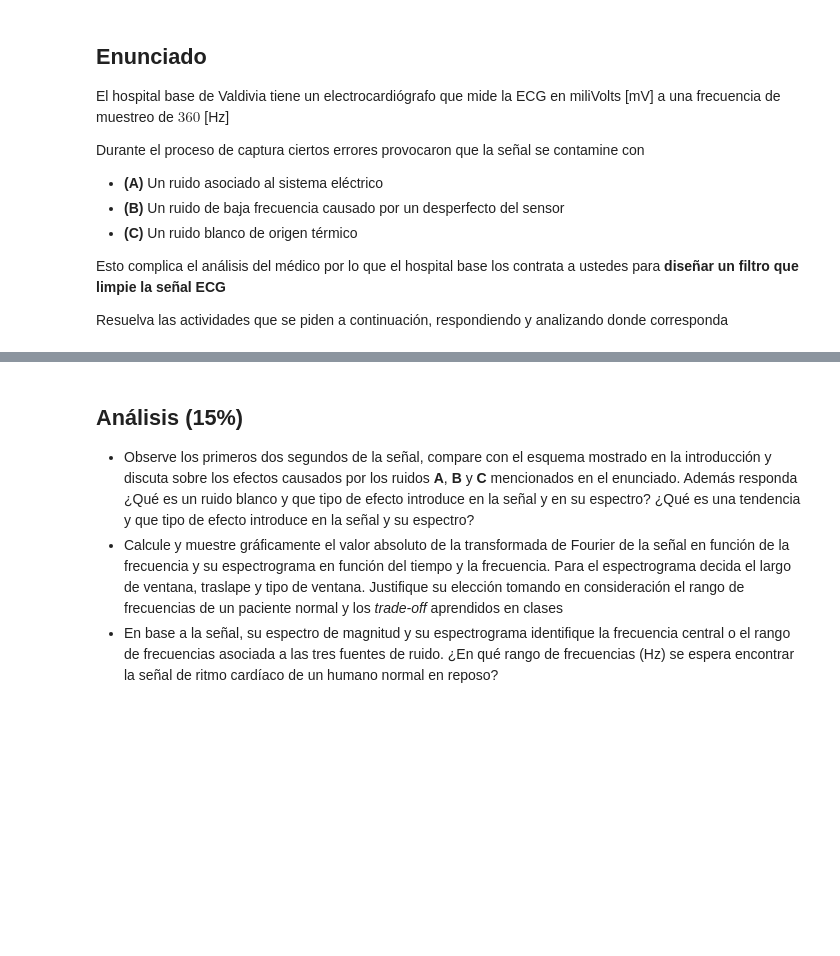
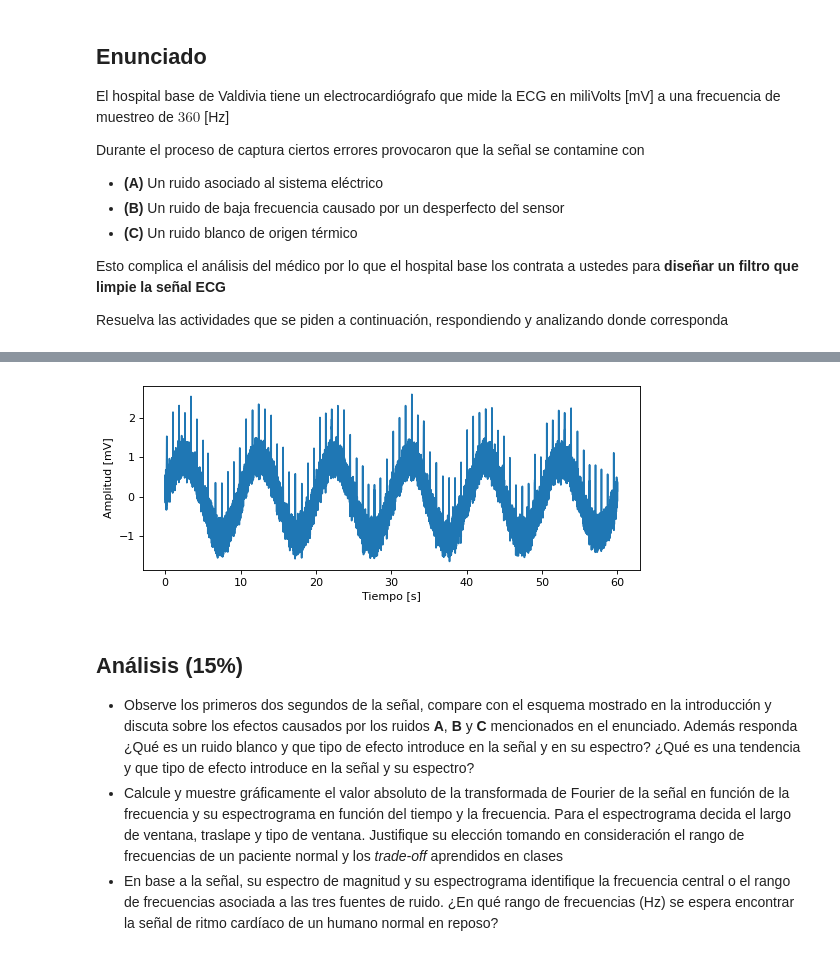
Before and after one commit to WildBenito/FiltroDeSe-ales, a Jupyter notebook: tarea2_info183.ipynb, the cells around one changed output, grey strips where cells are left out. Cells and saved outputs as stored; diff of their text form; code cells hidden in the pictures; blank space fills up the shorter version.

```diff
--- a/tarea2_info183.ipynb
+++ b/tarea2_info183.ipynb
@@ -38,10 +38,19 @@ import pickle
 import scipy.signal
 import scipy.fft as sfft
 import matplotlib.pylab as plt
-
 from bokeh.layouts import column, row
 from bokeh.models import CustomJS, ColumnDataSource, Slider
 from bokeh.plotting import Figure, show, output_notebook
+
+%matplotlib inline
+
+from matplotlib import animation, patches, rc
+import ipywidgets as widgets
+import matplotlib as mpl
+rc('animation', html='html5')
+rc('savefig', dpi=80)
+rc('figure', dpi=80)
+from IPython.display import YouTubeVideo, HTML, Audio
 
 with open("ECG.pkl", "rb") as f:
     data = pickle.load(f)
@@ -58,3 +65,4 @@ ax.set_ylabel('Amplitud [mV]');
+[figure, added]
 # %% [markdown]
 ## Análisis (15%)
 
```
Also changed, not shown: parts of 5 cells of this notebook.
